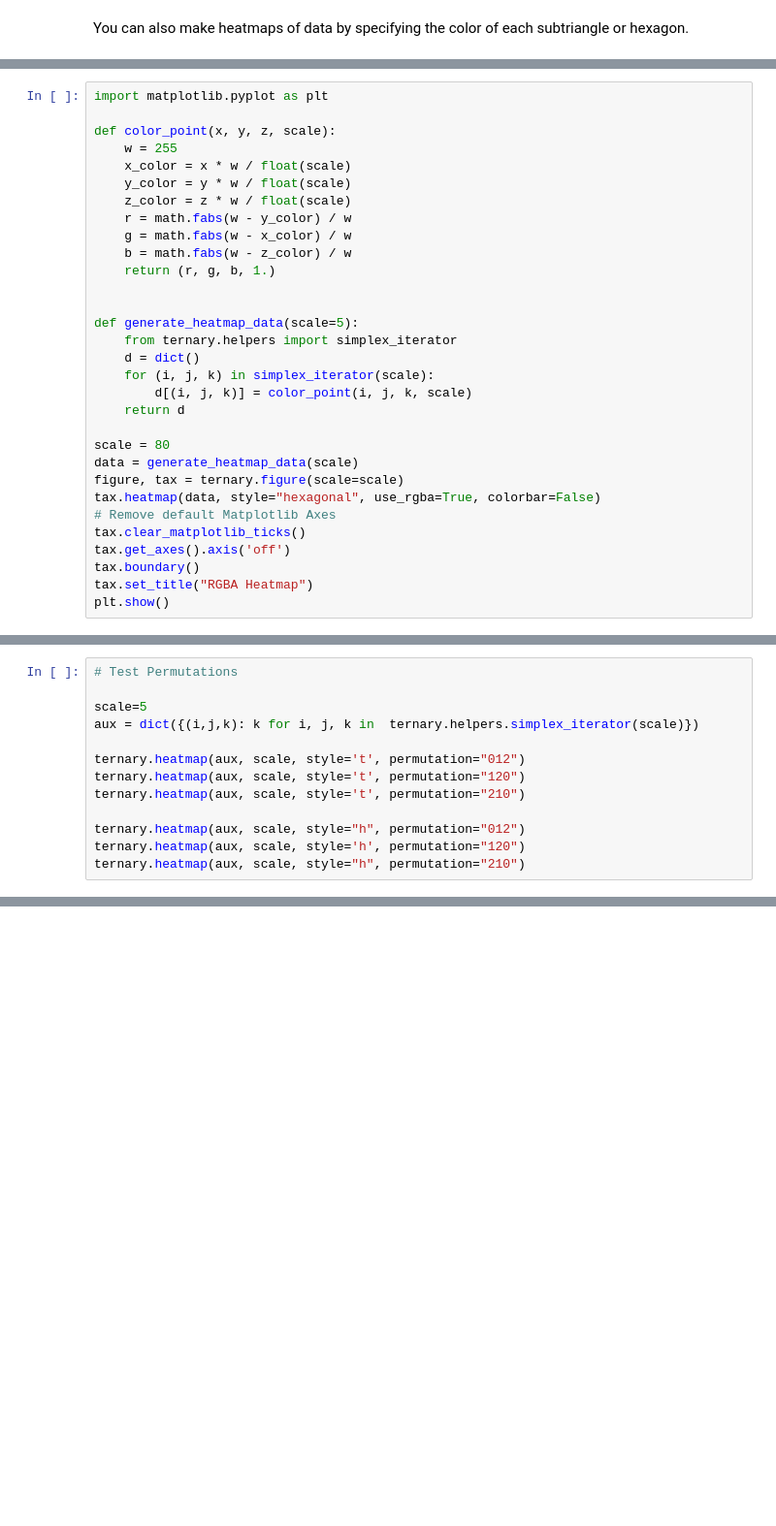
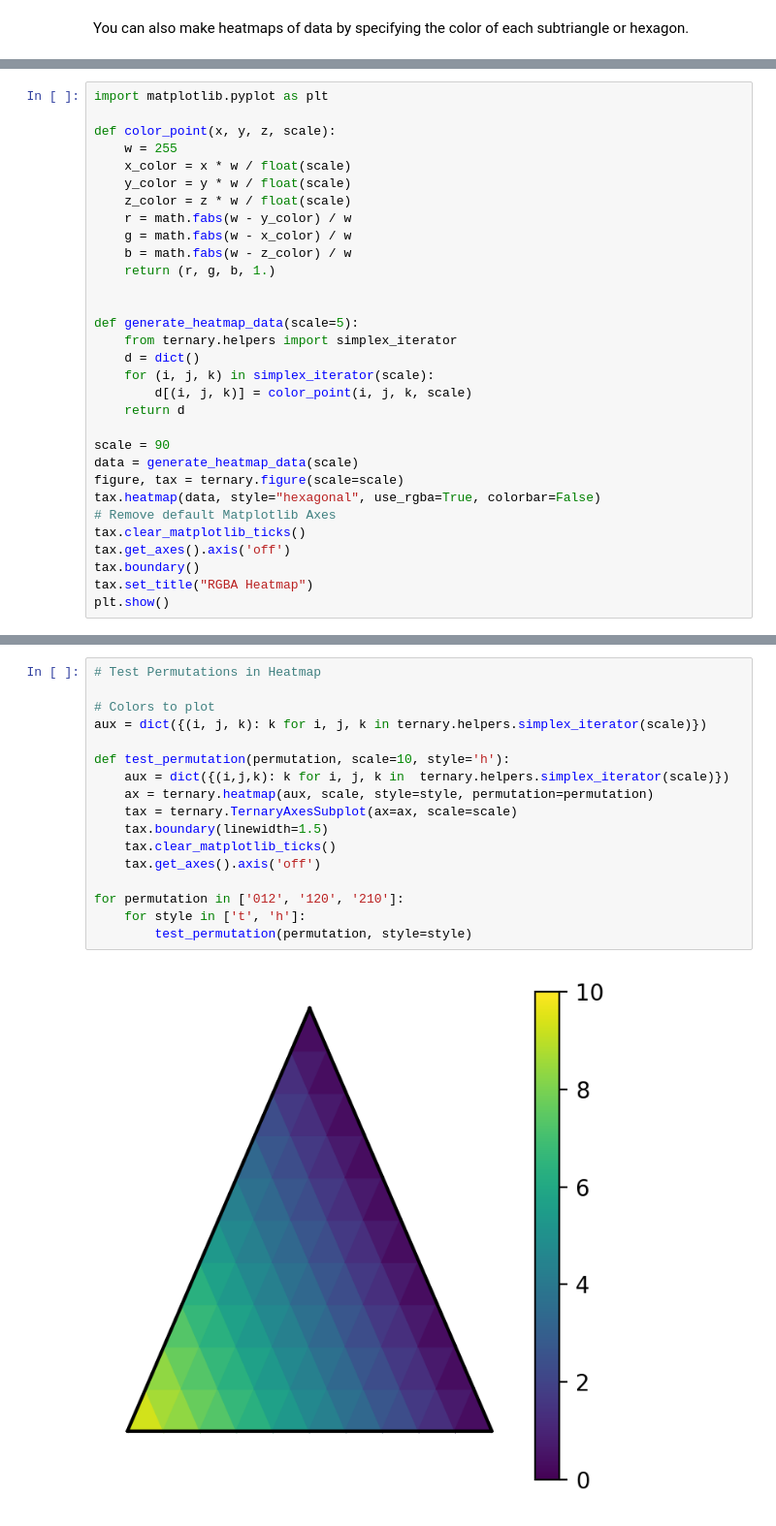
Before and after one commit to marcharper/python-ternary, a Jupyter notebook: examples/Ternary-Examples.ipynb, the cells around one changed output, grey strips where cells are left out. Shown at 97% size. Cells and saved outputs as stored; diff of their text form; blank space fills up the shorter version.

```diff
--- a/examples/Ternary-Examples.ipynb
+++ b/examples/Ternary-Examples.ipynb
@@ -243,7 +250,7 @@ def generate_heatmap_data(scale=5):
         d[(i, j, k)] = color_point(i, j, k, scale)
     return d
 
-scale = 80
+scale = 90
 data = generate_heatmap_data(scale)
 figure, tax = ternary.figure(scale=scale)
 tax.heatmap(data, style="hexagonal", use_rgba=True, colorbar=False)
@@ -255,16 +262,3 @@ tax.set_title("RGBA Heatmap")
 plt.show()
 # %% [output]
 [figure]
-# %%
-# Test Permutations
-
-scale=5
-aux = dict({(i,j,k): k for i, j, k in  ternary.helpers.simplex_iterator(scale)})
-
-ternary.heatmap(aux, scale, style='t', permutation="012")
-ternary.heatmap(aux, scale, style='t', permutation="120")
-ternary.heatmap(aux, scale, style='t', permutation="210")
-
-ternary.heatmap(aux, scale, style="h", permutation="012")
-ternary.heatmap(aux, scale, style='h', permutation="120")
-ternary.heatmap(aux, scale, style="h", permutation="210")
@@ -278,0 +265,19 @@ ternary.heatmap(aux, scale, style="h", permutation="210")
+# %%
+# Test Permutations in Heatmap
+
+# Colors to plot
+aux = dict({(i, j, k): k for i, j, k in ternary.helpers.simplex_iterator(scale)})
+
+def test_permutation(permutation, scale=10, style='h'):
+    aux = dict({(i,j,k): k for i, j, k in  ternary.helpers.simplex_iterator(scale)})
+    ax = ternary.heatmap(aux, scale, style=style, permutation=permutation)
+    tax = ternary.TernaryAxesSubplot(ax=ax, scale=scale)
+    tax.boundary(linewidth=1.5)
+    tax.clear_matplotlib_ticks()
+    tax.get_axes().axis('off')
+
+for permutation in ['012', '120', '210']:
+    for style in ['t', 'h']:
+        test_permutation(permutation, style=style)
+# %% [output]
+[figure, added]
```
Also changed, not shown: parts of 6 cells of this notebook.
